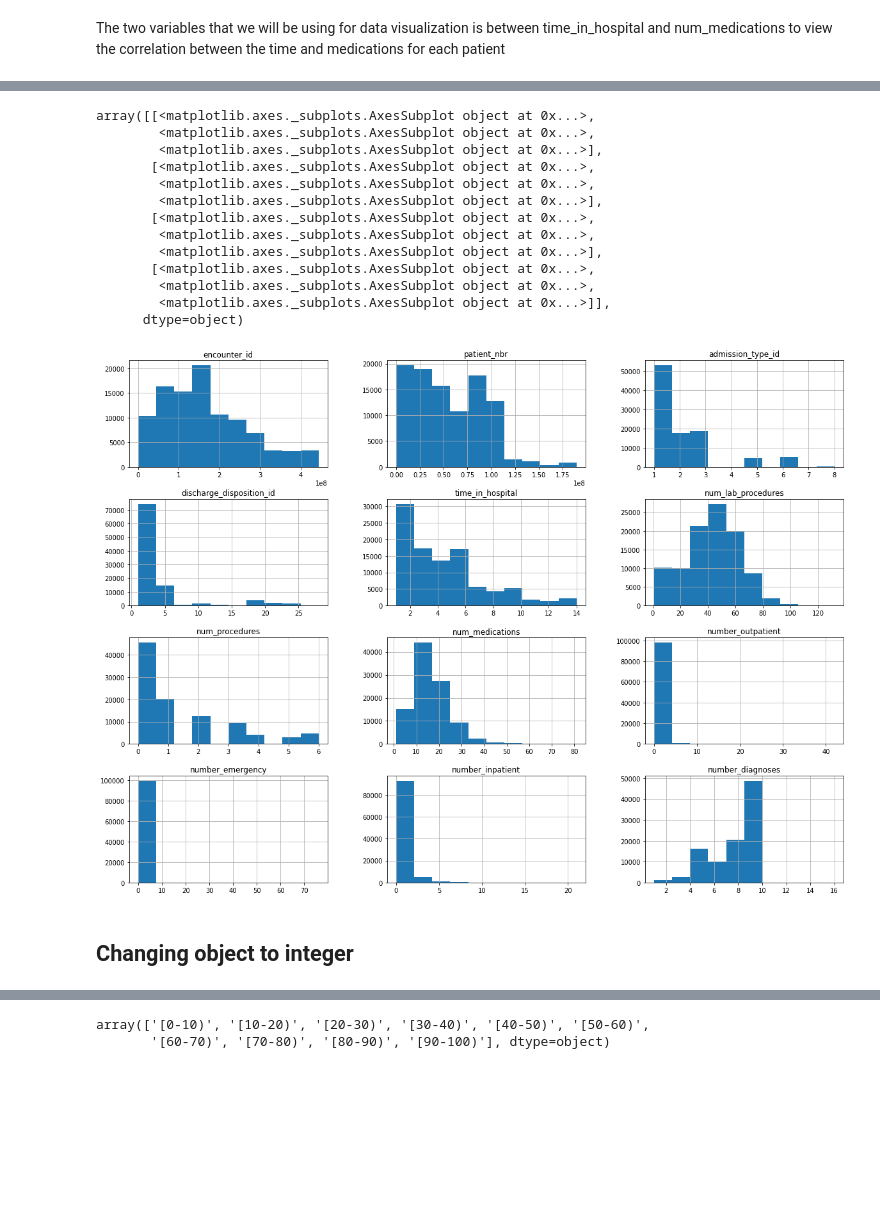
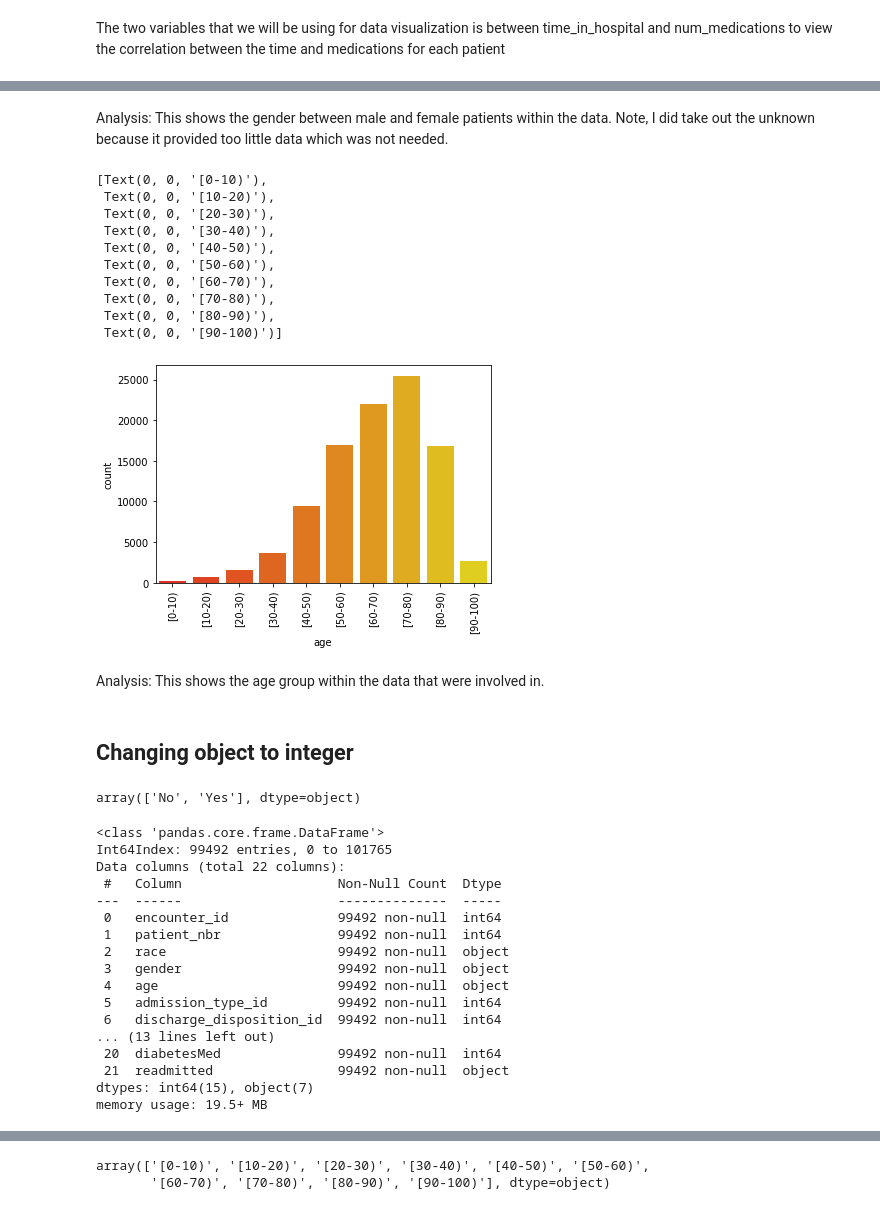
Before and after one commit to MelsonHeo00/Summer_MicroCredential, a Jupyter notebook: Mini_Project_4.ipynb, the cells around one changed output, grey strips where cells are left out. Saved outputs shown, nothing was run; the diff lists cells and outputs as text; code cells hidden in the pictures; blank space fills up the shorter version.

```diff
--- a/Mini_Project_4.ipynb
+++ b/Mini_Project_4.ipynb
@@ -225,19 +231,21 @@ sns.barplot(x = 'number_inpatient', y = 'number_emergency', data = df, palette =
-# %%
-df.hist(figsize = (20, 15))
-# %% [output]
-array([[<matplotlib.axes._subplots.AxesSubplot object at 0x...>,
-        <matplotlib.axes._subplots.AxesSubplot object at 0x...>,
-        <matplotlib.axes._subplots.AxesSubplot object at 0x...>],
-       [<matplotlib.axes._subplots.AxesSubplot object at 0x...>,
-        <matplotlib.axes._subplots.AxesSubplot object at 0x...>,
-        <matplotlib.axes._subplots.AxesSubplot object at 0x...>],
-       [<matplotlib.axes._subplots.AxesSubplot object at 0x...>,
-        <matplotlib.axes._subplots.AxesSubplot object at 0x...>,
-        <matplotlib.axes._subplots.AxesSubplot object at 0x...>],
-       [<matplotlib.axes._subplots.AxesSubplot object at 0x...>,
-        <matplotlib.axes._subplots.AxesSubplot object at 0x...>,
-        <matplotlib.axes._subplots.AxesSubplot object at 0x...>]],
-      dtype=object)
-[figure, removed]
+# %% [markdown]
+Analysis: This shows the gender between male and female patients within the data. Note, I did take out the unknown because it provided too little data which was not needed.
+# %%
+ax = sns.countplot(df['age'], palette = 'autumn')
+ax.set_xticklabels(ax.get_xticklabels(),rotation = 90)
+# %% [output]
+[Text(0, 0, '[0-10)'),
+ Text(0, 0, '[10-20)'),
+ Text(0, 0, '[20-30)'),
+ Text(0, 0, '[30-40)'),
+ Text(0, 0, '[40-50)'),
+ Text(0, 0, '[50-60)'),
+ Text(0, 0, '[60-70)'),
+ Text(0, 0, '[70-80)'),
+ Text(0, 0, '[80-90)'),
+ Text(0, 0, '[90-100)')]
+[figure, added]
+# %% [markdown]
+Analysis: This shows the age group within the data that were involved in.
 # %% [markdown]
 ## Changing object to integer
@@ -243,0 +257,30 @@ array([[<matplotlib.axes._subplots.AxesSubplot object at 0x...>,
+# %%
+# Checking any unique values for the column diabetesMed
+df['diabetesMed'].unique()
+# %% [output]
+array(['No', 'Yes'], dtype=object)
+# %%
+# Replacing all of the objects with integers
+df['diabetesMed'] = df['diabetesMed'].replace('Yes', 1)
+df['diabetesMed'] = df['diabetesMed'].replace('No', 0)
+
+# Confirming if the column was converted to integer
+df.info()
+# %% [output]
+<class 'pandas.core.frame.DataFrame'>
+Int64Index: 99492 entries, 0 to 101765
+Data columns (total 22 columns):
+ #   Column                    Non-Null Count  Dtype
+---  ------                    --------------  -----
+ 0   encounter_id              99492 non-null  int64
+ 1   patient_nbr               99492 non-null  int64
+ 2   race                      99492 non-null  object
+ 3   gender                    99492 non-null  object
+ 4   age                       99492 non-null  object
+ 5   admission_type_id         99492 non-null  int64
+ 6   discharge_disposition_id  99492 non-null  int64
+... (13 lines left out)
+ 20  diabetesMed               99492 non-null  int64
+ 21  readmitted                99492 non-null  object
+dtypes: int64(15), object(7)
+memory usage: 19.5+ MB
```
Also changed, not shown: parts of 73 cells of this notebook.
